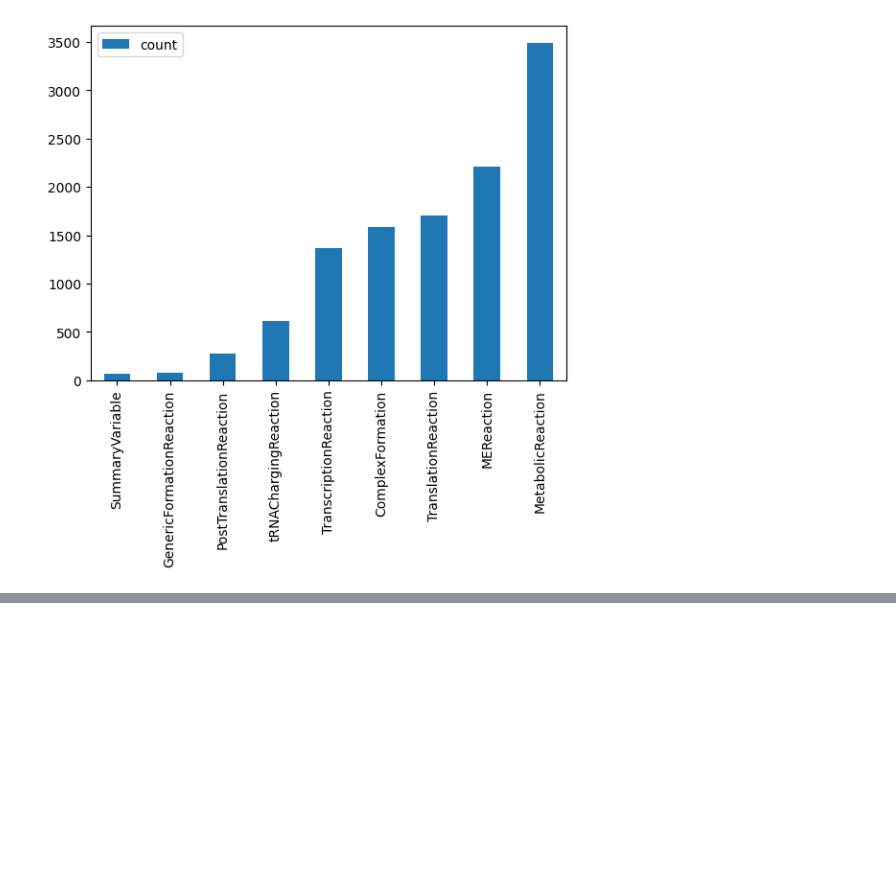
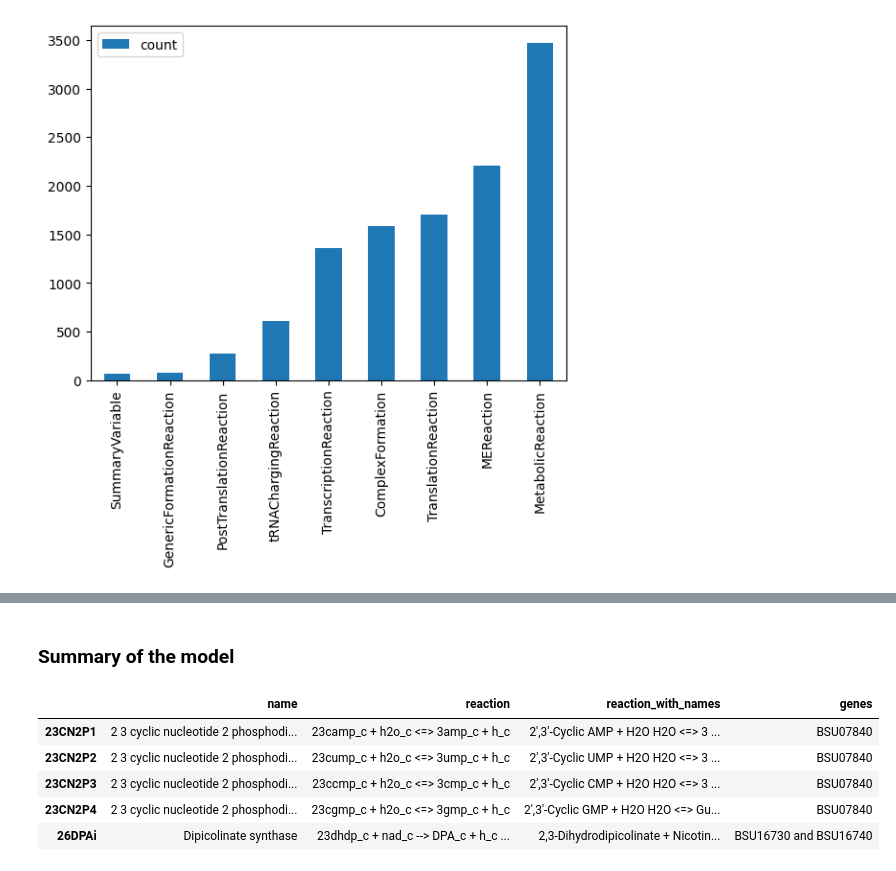
Before and after one commit to jdtibochab/sporeme, a Jupyter notebook: bacillusme/analysis/spore/build_comm_model-spoAQ.ipynb, the cells around one changed output, grey strips where cells are left out. Cells and saved outputs as stored; diff of their text form; code cells hidden in the pictures; blank space fills up the shorter version.

```diff
--- a/bacillusme/analysis/spore/build_comm_model-spoAQ.ipynb
+++ b/bacillusme/analysis/spore/build_comm_model-spoAQ.ipynb
@@ -467,2 +482,0 @@ pd.DataFrame.from_dict(d).T.to_csv('Supplementary Files/Supplementary File 1.csv
-# %%
-pd.set_option('display.max_colwidth', None)
@@ -536,2 +482,0 @@ sporeme.reactions.get_by_id('AKGDH_FWD_CPLX000-5').subsystem
-# %%
-pd.set_option('display.max_colwidth', None)
@@ -598,0 +483,12 @@ flux_based_reactions(sporeme,'glc__D_e',only_types=['MetabolicReaction'],growth_
+# %% [markdown]
+### Summary of the model
+# %%
+df = pd.read_csv("../../iYO844_summary.csv",index_col=0)
+df.head()
+# %% [output]
+|  | name | reaction | reaction_with_names | genes |
+| 23CN2P1 | 2 3 cyclic nucleotide 2 phosphodi... | 23camp_c + h2o_c <=> 3amp_c + h_c | 2',3'-Cyclic AMP + H2O H2O <=> 3 ... | BSU07840 |
+| 23CN2P2 | 2 3 cyclic nucleotide 2 phosphodi... | 23cump_c + h2o_c <=> 3ump_c + h_c | 2',3'-Cyclic UMP + H2O H2O <=> 3 ... | BSU07840 |
+| 23CN2P3 | 2 3 cyclic nucleotide 2 phosphodi... | 23ccmp_c + h2o_c <=> 3cmp_c + h_c | 2',3'-Cyclic CMP + H2O H2O <=> 3 ... | BSU07840 |
+| 23CN2P4 | 2 3 cyclic nucleotide 2 phosphodi... | 23cgmp_c + h2o_c <=> 3gmp_c + h_c | 2',3'-Cyclic GMP + H2O H2O <=> Gu... | BSU07840 |
+| 26DPAi | Dipicolinate synthase | 23dhdp_c + nad_c --> DPA_c + h_c ... | 2,3-Dihydrodipicolinate + Nicotin... | BSU16730 and BSU16740 |
```
Also changed, not shown: parts of 67 cells of this notebook, 17 other files.
